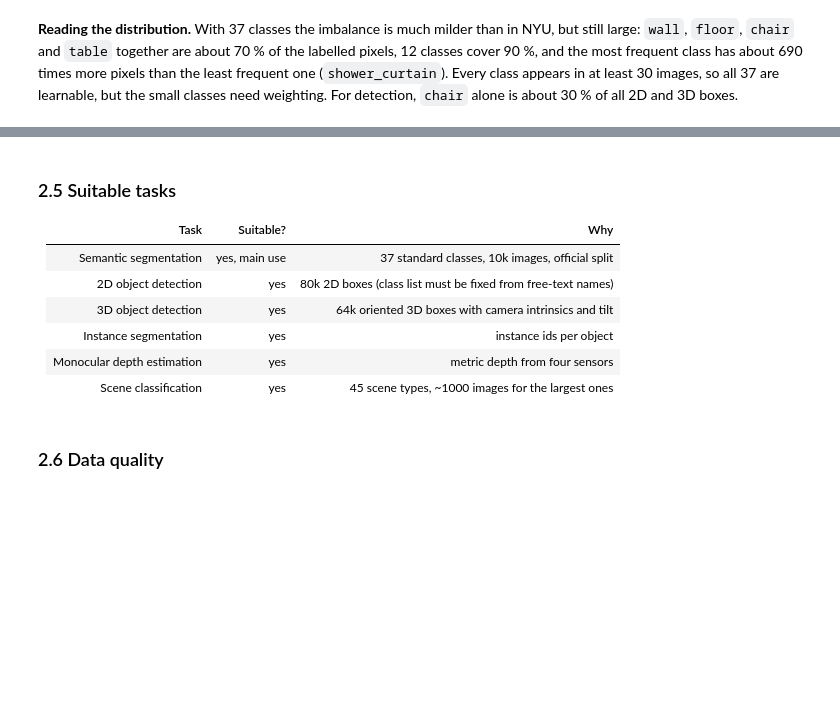
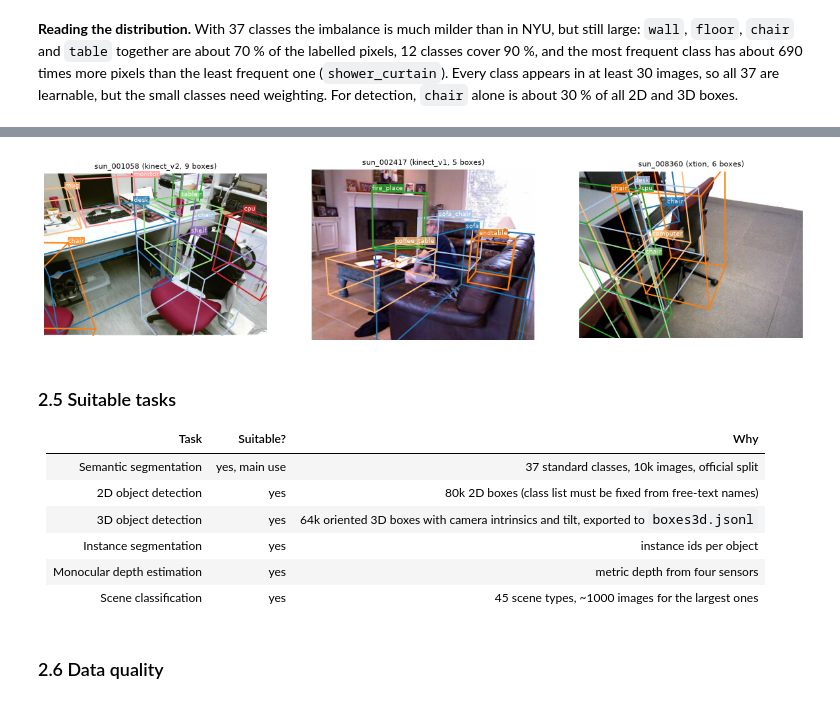
Before and after one commit to istvan-knab/latent_crew, a Jupyter notebook: docs/milestones/milestone_1.ipynb, the cells around one changed output, grey strips where cells are left out. Saved outputs shown, nothing was run; the diff lists cells and outputs as text; code cells hidden in the pictures; blank space fills up the shorter version.

Commit message:
Add detection docs

```diff
--- a/docs/milestones/milestone_1.ipynb
+++ b/docs/milestones/milestone_1.ipynb
@@ -643,3 +739,49 @@ all 2D and 3D boxes.
+# %%
+BOX_EDGES = [(0, 1), (1, 2), (2, 3), (3, 0), (4, 5), (5, 6), (6, 7), (7, 4), (0, 4), (1, 5), (2, 6), (3, 7)]
+BOX_SIGNS = np.array([[-1, -1, -1], [1, -1, -1], [1, 1, -1], [-1, 1, -1],
+                      [-1, -1, 1], [1, -1, 1], [1, 1, 1], [-1, 1, 1]])
+
+
+def project_box(box: dict, sample: dict) -> np.ndarray:
+    """Eight corners of a 3D box in pixels (NaN where the corner is behind the camera)."""
+    corners = np.array(box["centroid"]) + (BOX_SIGNS * np.array(box["size"]) / 2) @ np.array(box["basis"])
+    x3, z, minus_y3 = (corners @ np.array(sample["Rtilt"])).T  # upright system -> camera points
+    fx, fy, cx, cy = (sample["K"][0][0], sample["K"][1][1], sample["K"][0][2], sample["K"][1][2])
+    with np.errstate(divide="ignore", invalid="ignore"):
+        u = np.where(z > 0.1, x3 * fx / z + cx - 1, np.nan)
+        v = np.where(z > 0.1, -minus_y3 * fy / z + cy - 1, np.nan)
+    return np.stack([u, v], axis=1)
+
+
+def show_boxes3d(n: int = 3, seed: int = 2, min_boxes: int = 4) -> None:
+    rows = [r for r in index["sunrgbd"] if len(boxes3d[r["id"]]["boxes"]) >= min_boxes]
+    picks = [rows[i] for i in sorted(np.random.default_rng(seed).choice(len(rows), n, replace=False))]
+    colors = plt.get_cmap("tab20")
+    fig, axes = plt.subplots(1, n, figsize=(5.5 * n, 4.6))
+    for ax, row in zip(np.atleast_1d(axes), picks):
+        sample = boxes3d[row["id"]]
+        image = Image.open(DATA_ROOT / "processed" / "sunrgbd" / row["rgb"])
+        width, height = image.size
+        ax.imshow(image)
+        for k, box in enumerate(sample["boxes"]):
+            pts = project_box(box, sample)
+            for a, b in BOX_EDGES:
+                ax.plot(pts[[a, b], 0], pts[[a, b], 1], color=colors(k % 20), lw=1.6)
+            visible = pts[np.isfinite(pts).all(axis=1)]
+            visible = visible[(visible[:, 0] > 0) & (visible[:, 0] < width) & (visible[:, 1] > 0) & (visible[:, 1] < height)]
+            if len(visible):  # label at the highest corner that is inside the image
+                ax.text(*visible[np.argmin(visible[:, 1])], box["classname"], color="white", fontsize=7,
+                        bbox=dict(facecolor=colors(k % 20), alpha=0.8, pad=1, lw=0))
+        ax.set_title(f"{row['id']} ({row['sensor']}, {len(sample['boxes'])} boxes)", fontsize=9)
+        ax.set_xlim(0, width)
+        ax.set_ylim(height, 0)
+        ax.axis("off")
+    plt.show()
+
+
+show_boxes3d()
+# %% [output]
+[figure, added]
 # %% [markdown]
 ### 2.5 Suitable tasks
 
@@ -647,7 +789,7 @@ all 2D and 3D boxes.
 |---|---|---|
 | Semantic segmentation | yes, main use | 37 standard classes, 10k images, official split |
 | 2D object detection | yes | 80k 2D boxes (class list must be fixed from free-text names) |
-| 3D object detection | yes | 64k oriented 3D boxes with camera intrinsics and tilt |
+| 3D object detection | yes | 64k oriented 3D boxes with camera intrinsics and tilt, exported to `boxes3d.jsonl` |
 | Instance segmentation | yes | instance ids per object |
 | Monocular depth estimation | yes | metric depth from four sensors |
 | Scene classification | yes | 45 scene types, ~1000 images for the largest ones |
```
Also changed, not shown: parts of 6 cells of this notebook, 5 other files.
